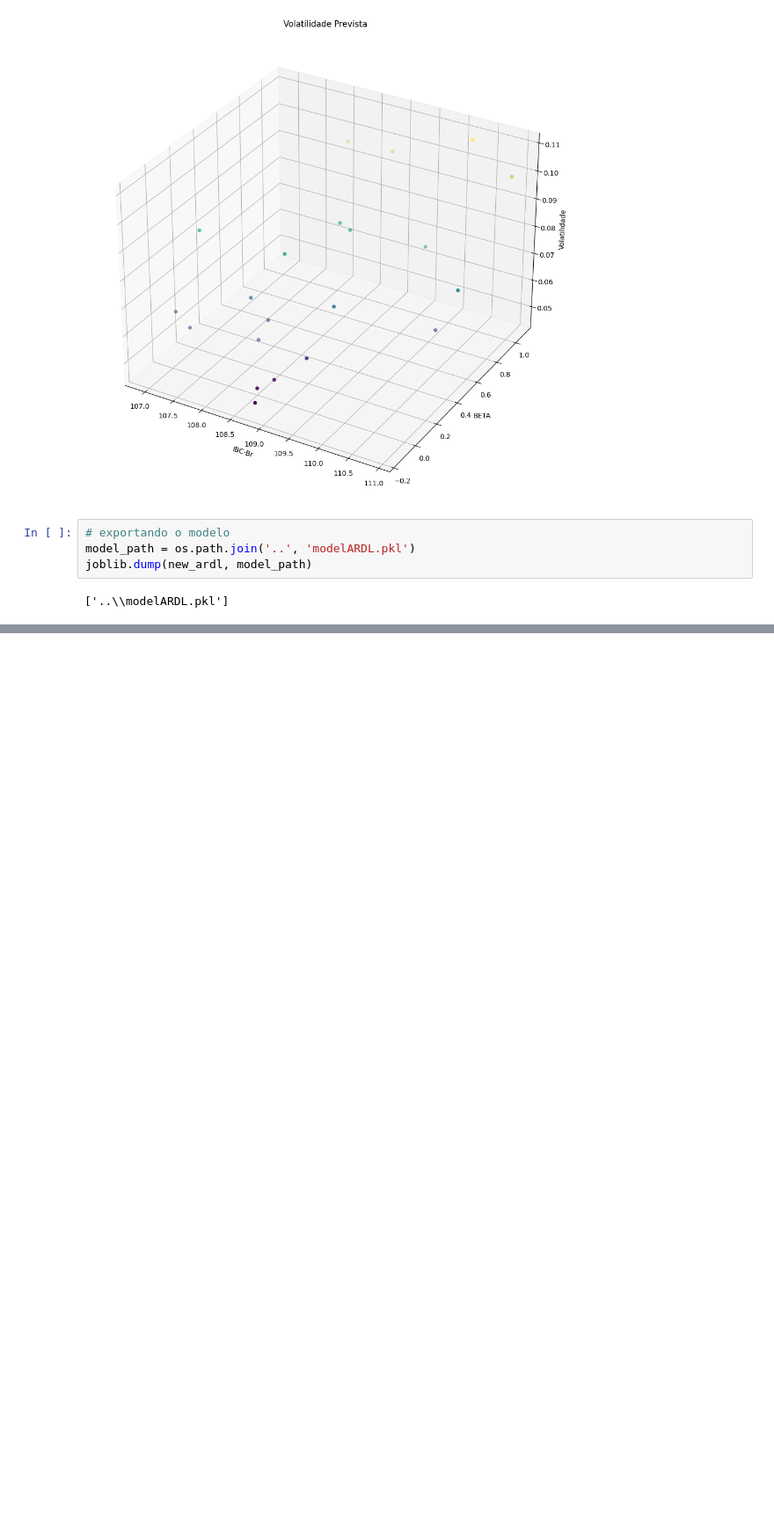
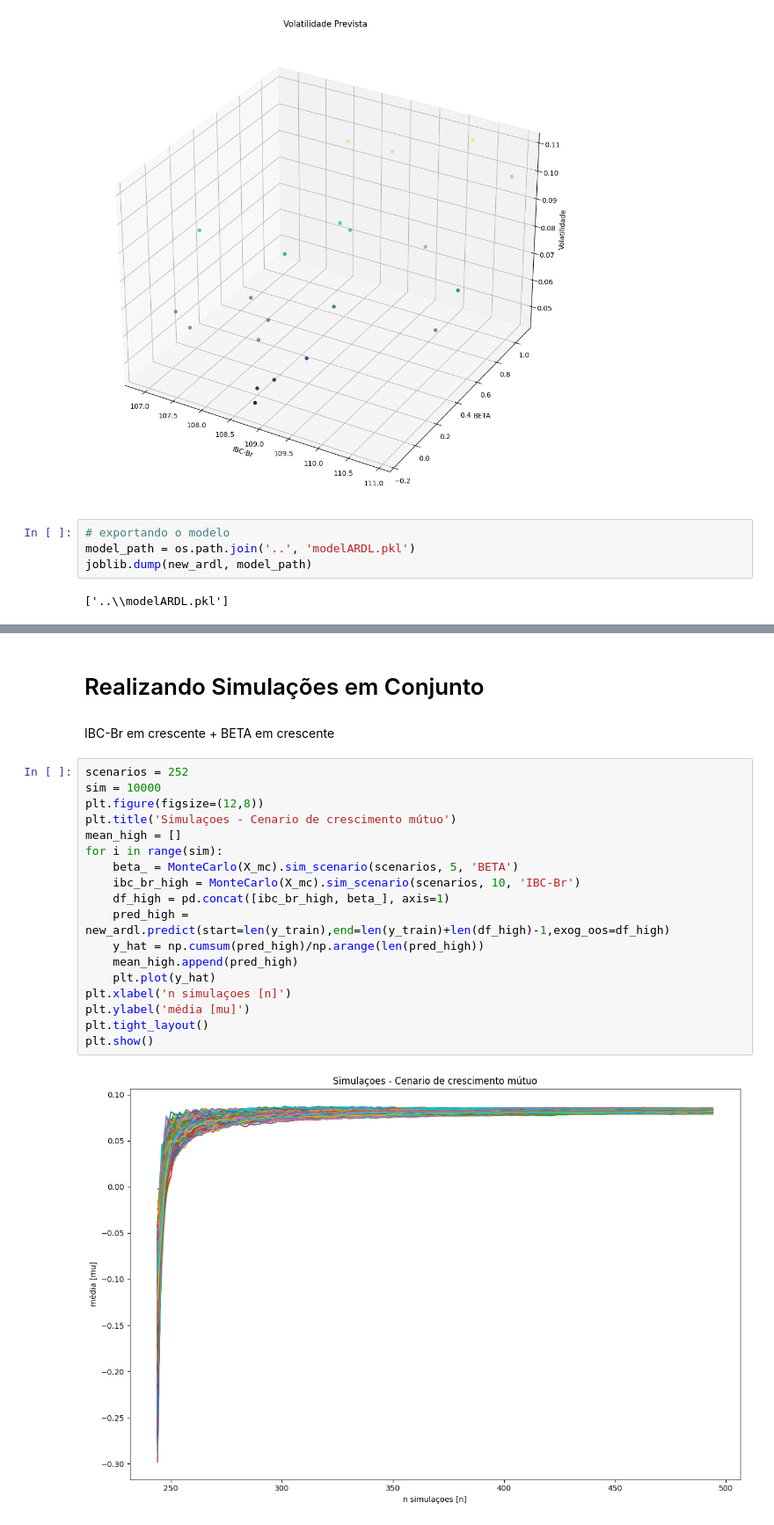
Before and after one commit to WesleySouza13/oil-price-shock-analysis, a Jupyter notebook: notebooks/02_modeling.ipynb, the cells around one changed output, grey strips where cells are left out. Shown at 88% size. Saved outputs shown, nothing was run; the diff lists cells and outputs as text; blank space fills up the shorter version.

```diff
--- a/notebooks/02_modeling.ipynb
+++ b/notebooks/02_modeling.ipynb
@@ -582,0 +692,24 @@ joblib.dump(new_ardl, model_path)
+# %% [markdown]
+# Realizando Simulações em Conjunto
+# %% [markdown]
+IBC-Br em crescente + BETA em crescente
+# %%
+scenarios = 252
+sim = 10000
+plt.figure(figsize=(12,8))
+plt.title('Simulaçoes - Cenario de crescimento mútuo')
+mean_high = []
+for i in range(sim):
+    beta_ = MonteCarlo(X_mc).sim_scenario(scenarios, 5, 'BETA')
+    ibc_br_high = MonteCarlo(X_mc).sim_scenario(scenarios, 10, 'IBC-Br')
+    df_high = pd.concat([ibc_br_high, beta_], axis=1)
+    pred_high = new_ardl.predict(start=len(y_train),end=len(y_train)+len(df_high)-1,exog_oos=df_high)
+    y_hat = np.cumsum(pred_high)/np.arange(len(pred_high))
+    mean_high.append(pred_high)
+    plt.plot(y_hat)
+plt.xlabel('n simulaçoes [n]')
+plt.ylabel('média [mu]')
+plt.tight_layout()
+plt.show()
+# %% [output]
+[figure, added]
```
Also changed, not shown: parts of 21 cells of this notebook, 4 other files.
